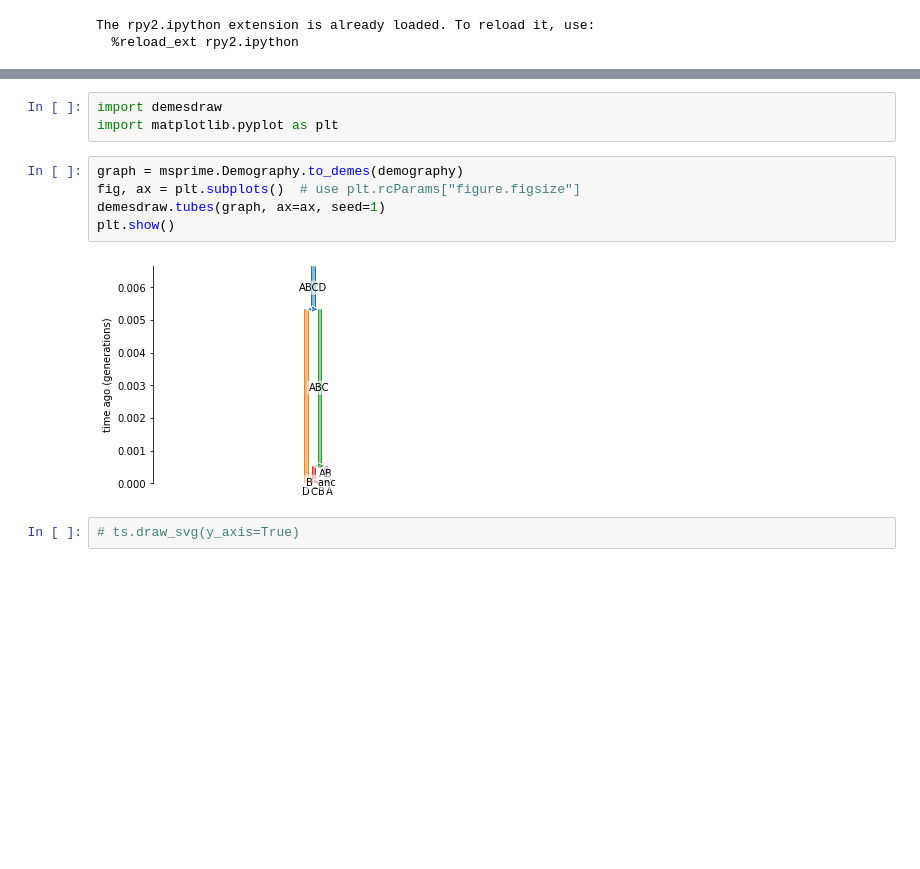
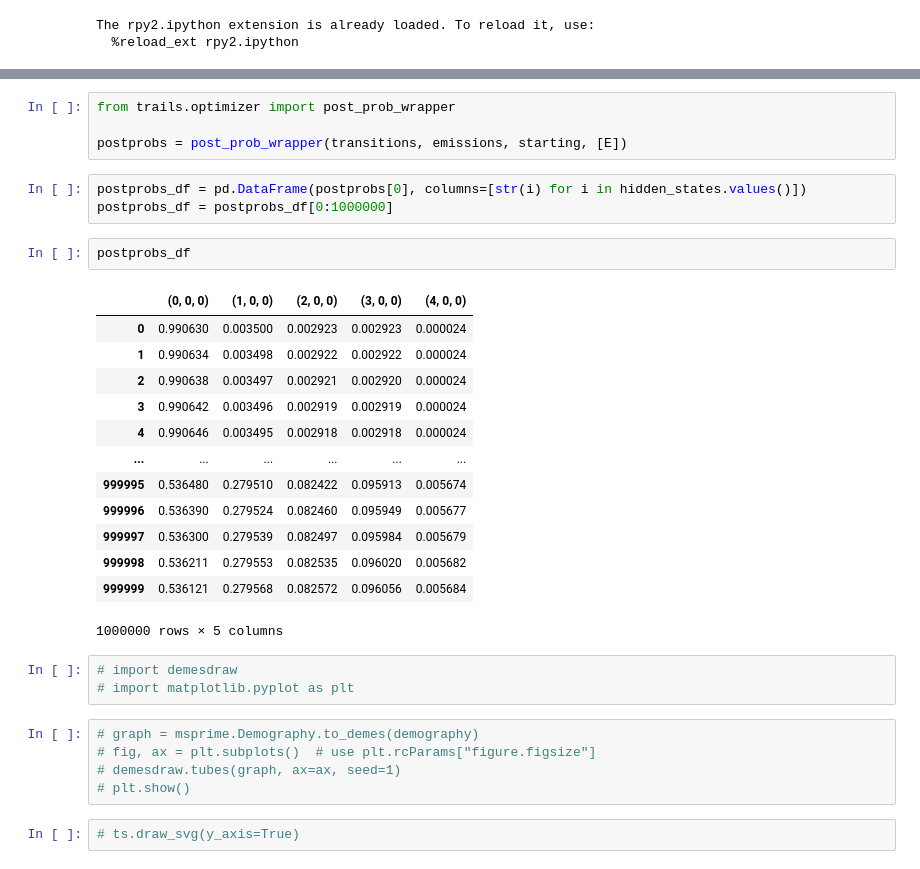
Before and after one commit to rivasiker/phasetype, a Jupyter notebook: scripts/20_trails_introgression/03_simulations.ipynb, the cells around one changed output, grey strips where cells are left out. Saved outputs shown, nothing was run; the diff lists cells and outputs as text; blank space fills up the shorter version.

```diff
--- a/scripts/20_trails_introgression/03_simulations.ipynb
+++ b/scripts/20_trails_introgression/03_simulations.ipynb
@@ -69,13 +149,34 @@ ts = msprime.sim_ancestry(
+# %%
+from trails.optimizer import post_prob_wrapper
+
+postprobs = post_prob_wrapper(transitions, emissions, starting, [E])
+# %%
+postprobs_df = pd.DataFrame(postprobs[0], columns=[str(i) for i in hidden_states.values()])
+postprobs_df = postprobs_df[0:1000000]
+# %%
+postprobs_df
+# %% [output]
+|  | (0, 0, 0) | (1, 0, 0) | (2, 0, 0) | (3, 0, 0) | (4, 0, 0) |
+| 0 | 0.990630 | 0.003500 | 0.002923 | 0.002923 | 0.000024 |
+| 1 | 0.990634 | 0.003498 | 0.002922 | 0.002922 | 0.000024 |
+| 2 | 0.990638 | 0.003497 | 0.002921 | 0.002920 | 0.000024 |
+| 3 | 0.990642 | 0.003496 | 0.002919 | 0.002919 | 0.000024 |
+| 4 | 0.990646 | 0.003495 | 0.002918 | 0.002918 | 0.000024 |
+| ... | ... | ... | ... | ... | ... |
+| 999995 | 0.536480 | 0.279510 | 0.082422 | 0.095913 | 0.005674 |
+| 999996 | 0.536390 | 0.279524 | 0.082460 | 0.095949 | 0.005677 |
+| 999997 | 0.536300 | 0.279539 | 0.082497 | 0.095984 | 0.005679 |
+| 999998 | 0.536211 | 0.279553 | 0.082535 | 0.096020 | 0.005682 |
+| 999999 | 0.536121 | 0.279568 | 0.082572 | 0.096056 | 0.005684 |
+1000000 rows × 5 columns
 # %%
-import demesdraw
-import matplotlib.pyplot as plt
+# import demesdraw
+# import matplotlib.pyplot as plt
 # %%
-graph = msprime.Demography.to_demes(demography)
-fig, ax = plt.subplots()  # use plt.rcParams["figure.figsize"]
-demesdraw.tubes(graph, ax=ax, seed=1)
-plt.show()
+# graph = msprime.Demography.to_demes(demography)
+# fig, ax = plt.subplots()  # use plt.rcParams["figure.figsize"]
+# demesdraw.tubes(graph, ax=ax, seed=1)
+# plt.show()
-# %% [output]
-[figure, removed]
 # %%
 # ts.draw_svg(y_axis=True)
 # %%
```
Also changed, not shown: parts of 14 cells of this notebook, 4 other files.
